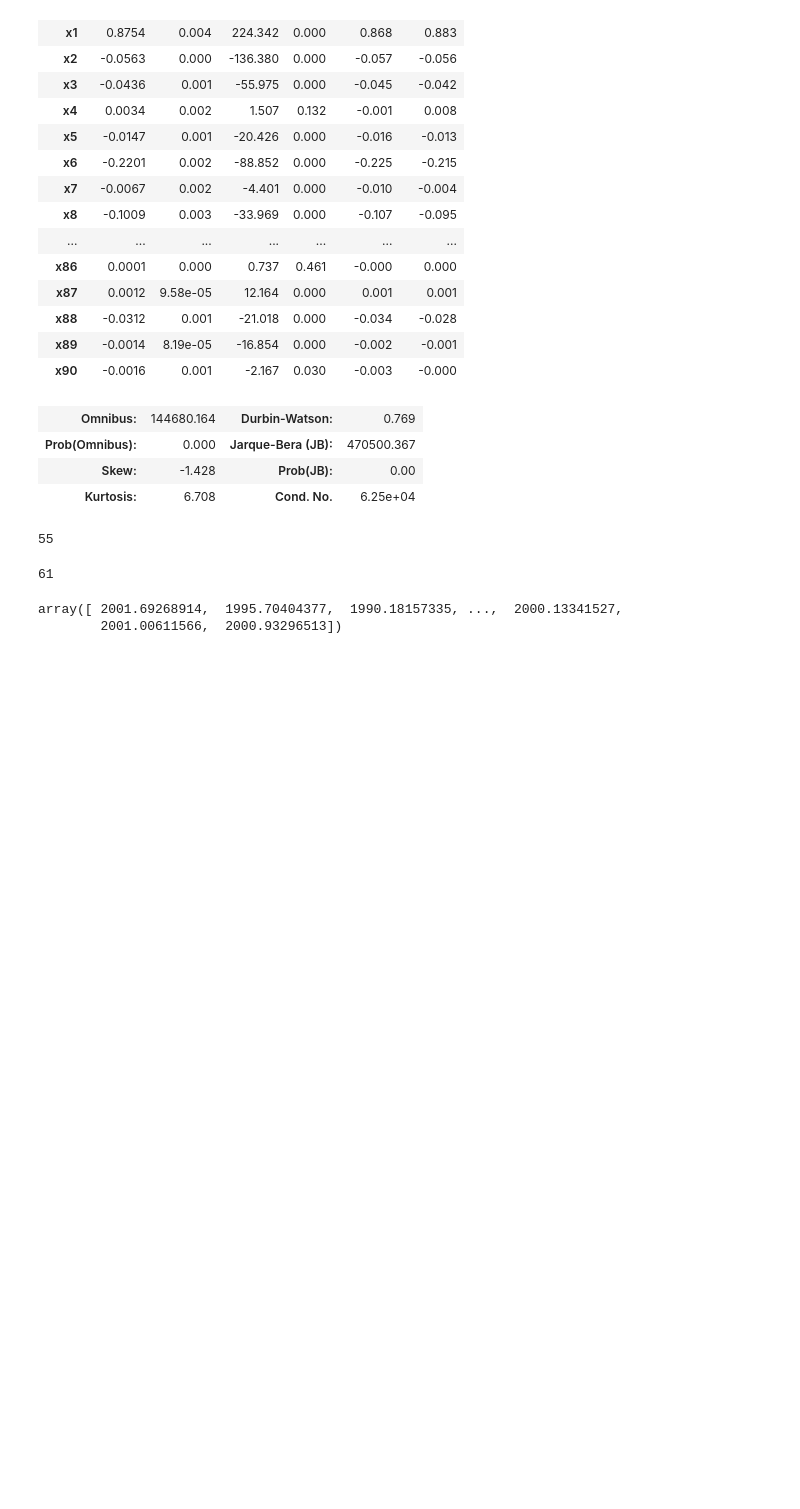
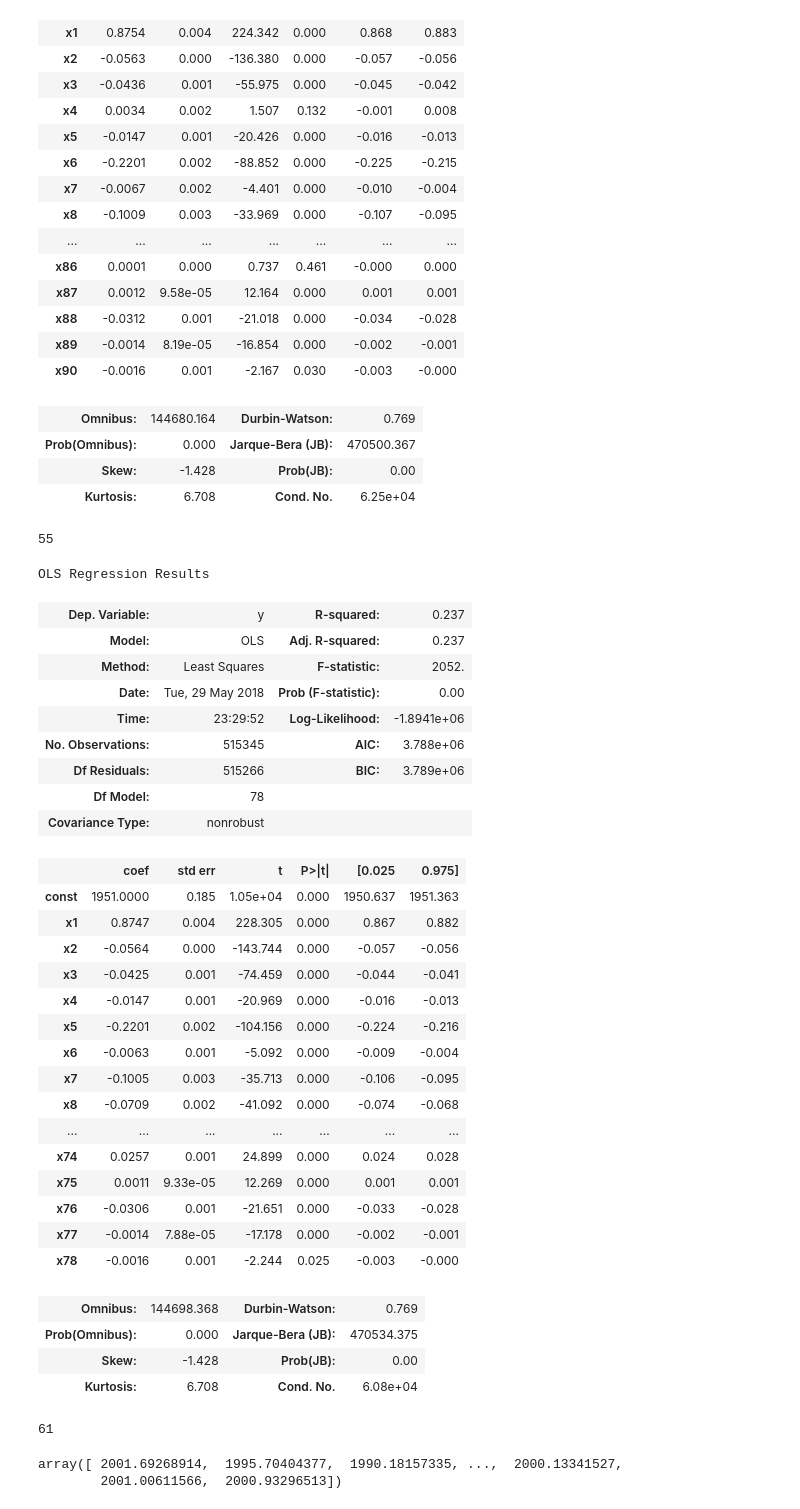
Before and after one commit to bhaweshchandola/MSD-year-prediction, a Jupyter notebook: MSD.ipynb, the cells around one changed output. Cells and saved outputs as stored; diff of their text form; code cells hidden in the pictures; blank space fills up the shorter version.

Commit message:
Added OLS summary after backward elimination

```diff
--- a/MSD.ipynb
+++ b/MSD.ipynb
@@ -88,14 +88,46 @@ pvalues.argmax()
 # %%
 while (np.amax(pvalues)>0.05):
     x_opt = x[:, x1]
     regressor_ols = sm.OLS(endog = y, exog = x_opt).fit()
     regressor_ols.summary()
     pvalues = np.array(regressor_ols.pvalues.astype(float))
     pvalues = np.around(pvalues, decimals=2)
     if (np.amax(pvalues)<0.05):
         break
     ind = pvalues.argmax()
     del x1[ind]
+regressor_ols.summary()
+# %% [output]
+OLS Regression Results
+| Dep. Variable: | y | R-squared: | 0.237 |
+| Model: | OLS | Adj. R-squared: | 0.237 |
+| Method: | Least Squares | F-statistic: | 2052. |
+| Date: | Tue, 29 May 2018 | Prob (F-statistic): | 0.00 |
+| Time: | 23:29:52 | Log-Likelihood: | -1.8941e+06 |
+| No. Observations: | 515345 | AIC: | 3.788e+06 |
+| Df Residuals: | 515266 | BIC: | 3.789e+06 |
+| Df Model: | 78 |  |  |
+| Covariance Type: | nonrobust |  |  |
+|  | coef | std err | t | P>|t| | [0.025 | 0.975] |
+| const | 1951.0000 | 0.185 | 1.05e+04 | 0.000 | 1950.637 | 1951.363 |
+| x1 | 0.8747 | 0.004 | 228.305 | 0.000 | 0.867 | 0.882 |
+| x2 | -0.0564 | 0.000 | -143.744 | 0.000 | -0.057 | -0.056 |
+| x3 | -0.0425 | 0.001 | -74.459 | 0.000 | -0.044 | -0.041 |
+| x4 | -0.0147 | 0.001 | -20.969 | 0.000 | -0.016 | -0.013 |
+| x5 | -0.2201 | 0.002 | -104.156 | 0.000 | -0.224 | -0.216 |
+| x6 | -0.0063 | 0.001 | -5.092 | 0.000 | -0.009 | -0.004 |
+| x7 | -0.1005 | 0.003 | -35.713 | 0.000 | -0.106 | -0.095 |
+| x8 | -0.0709 | 0.002 | -41.092 | 0.000 | -0.074 | -0.068 |
+| ... | ... | ... | ... | ... | ... | ... |
+| x74 | 0.0257 | 0.001 | 24.899 | 0.000 | 0.024 | 0.028 |
+| x75 | 0.0011 | 9.33e-05 | 12.269 | 0.000 | 0.001 | 0.001 |
+| x76 | -0.0306 | 0.001 | -21.651 | 0.000 | -0.033 | -0.028 |
+| x77 | -0.0014 | 7.88e-05 | -17.178 | 0.000 | -0.002 | -0.001 |
+| x78 | -0.0016 | 0.001 | -2.244 | 0.025 | -0.003 | -0.000 |
+| Omnibus: | 144698.368 | Durbin-Watson: | 0.769 |
+| Prob(Omnibus): | 0.000 | Jarque-Bera (JB): | 470534.375 |
+| Skew: | -1.428 | Prob(JB): | 0.00 |
+| Kurtosis: | 6.708 | Cond. No. | 6.08e+04 |
 # %%
 ind
 # %% [output]
```
Also changed, not shown: parts of 1 cell of this notebook.
